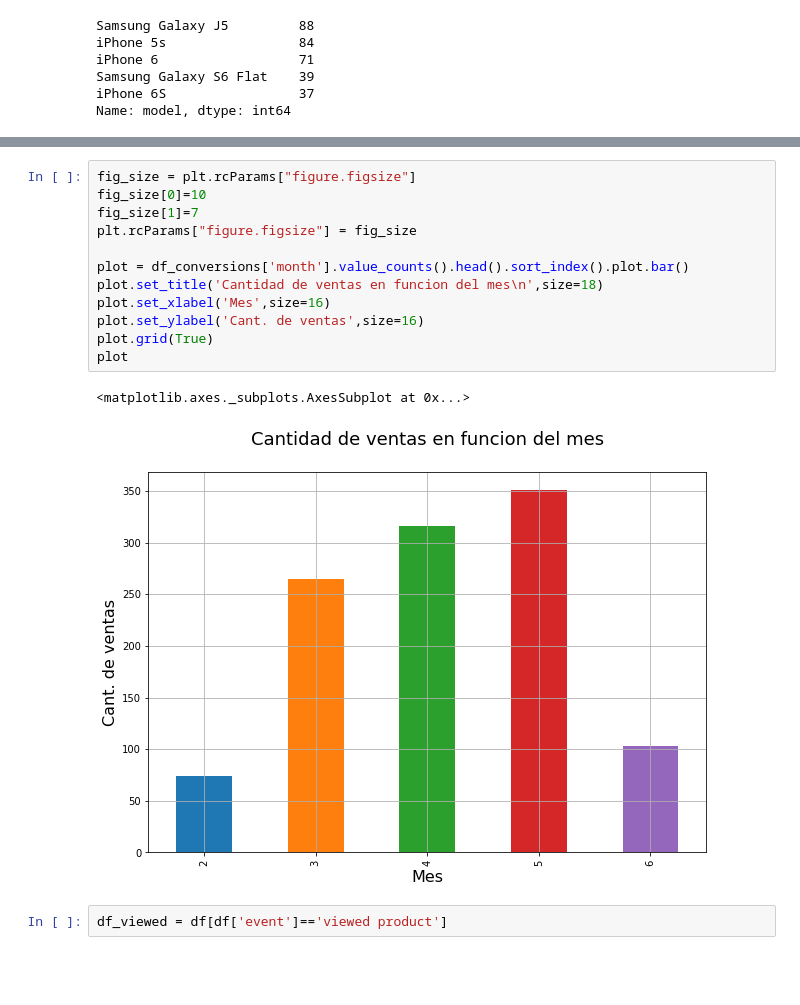
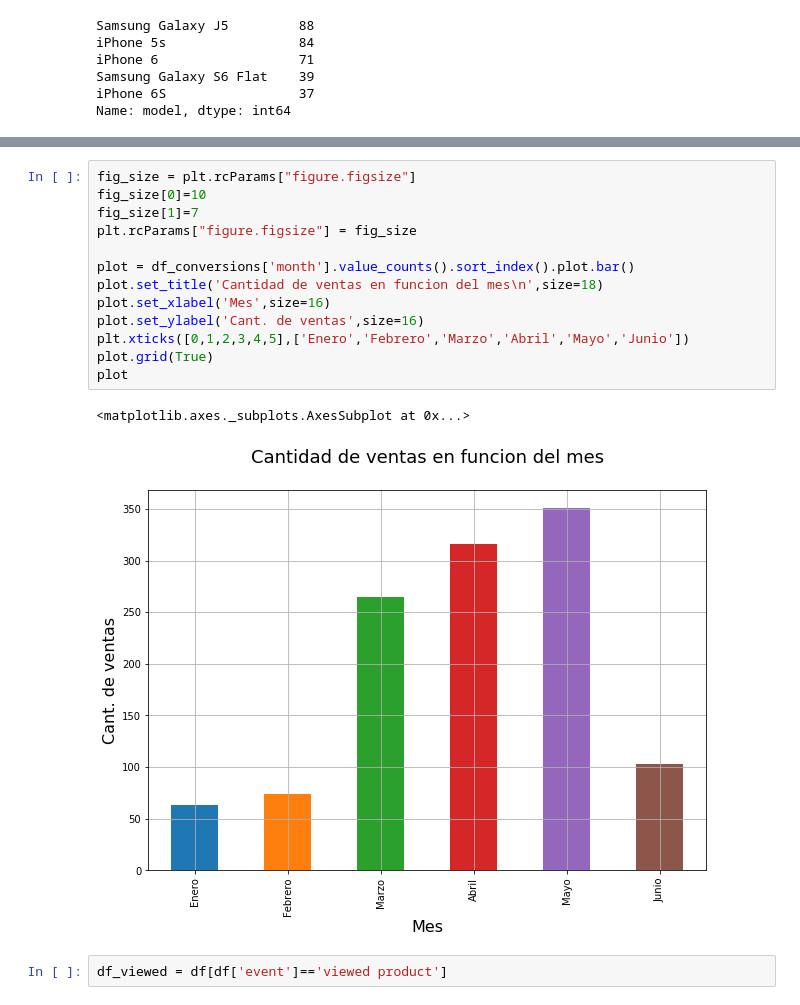
Before and after one commit to javier2409/TP1Datos2C2018, a Jupyter notebook: productos(mas vistos-comprados).ipynb, the cells around one changed output, grey strips where cells are left out. Drawn from its saved outputs; the diff is of its cells as text; blank space fills up the shorter version.

```diff
--- a/productos(mas vistos-comprados).ipynb
+++ b/productos(mas vistos-comprados).ipynb
@@ -188,18 +188,19 @@ dtype: int64
 # %%
 fig_size = plt.rcParams["figure.figsize"]
 fig_size[0]=10
 fig_size[1]=7
 plt.rcParams["figure.figsize"] = fig_size
 
-plot = df_conversions['month'].value_counts().head().sort_index().plot.bar()
+plot = df_conversions['month'].value_counts().sort_index().plot.bar()
 plot.set_title('Cantidad de ventas en funcion del mes\n',size=18)
 plot.set_xlabel('Mes',size=16)
 plot.set_ylabel('Cant. de ventas',size=16)
+plt.xticks([0,1,2,3,4,5],['Enero','Febrero','Marzo','Abril','Mayo','Junio'])
 plot.grid(True)
 plot
 # %% [output]
 <matplotlib.axes._subplots.AxesSubplot at 0x...>
-[figure, old version]
+[figure, new version]
 # %%
 df_viewed = df[df['event']=='viewed product']
 # %% [markdown]
```
Also changed, not shown: parts of 1 cell of this notebook, 2 other files.
